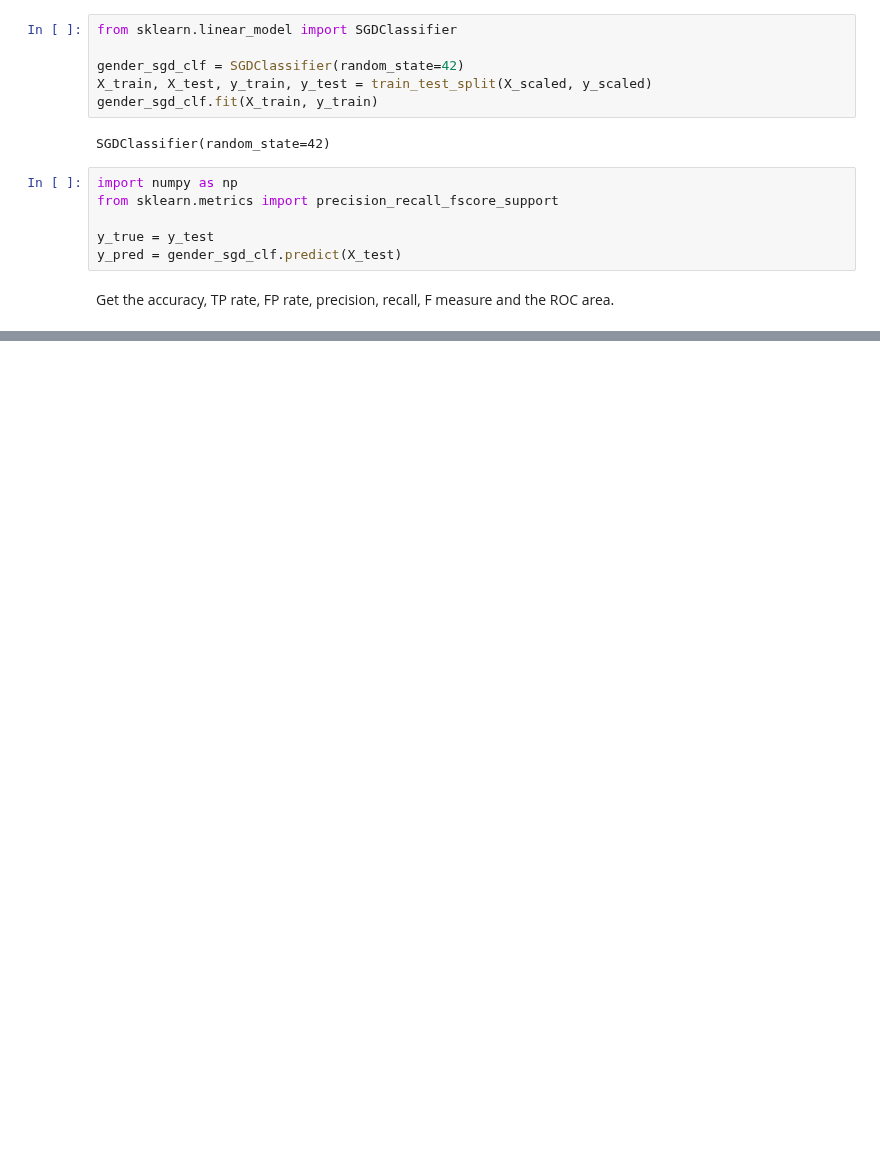
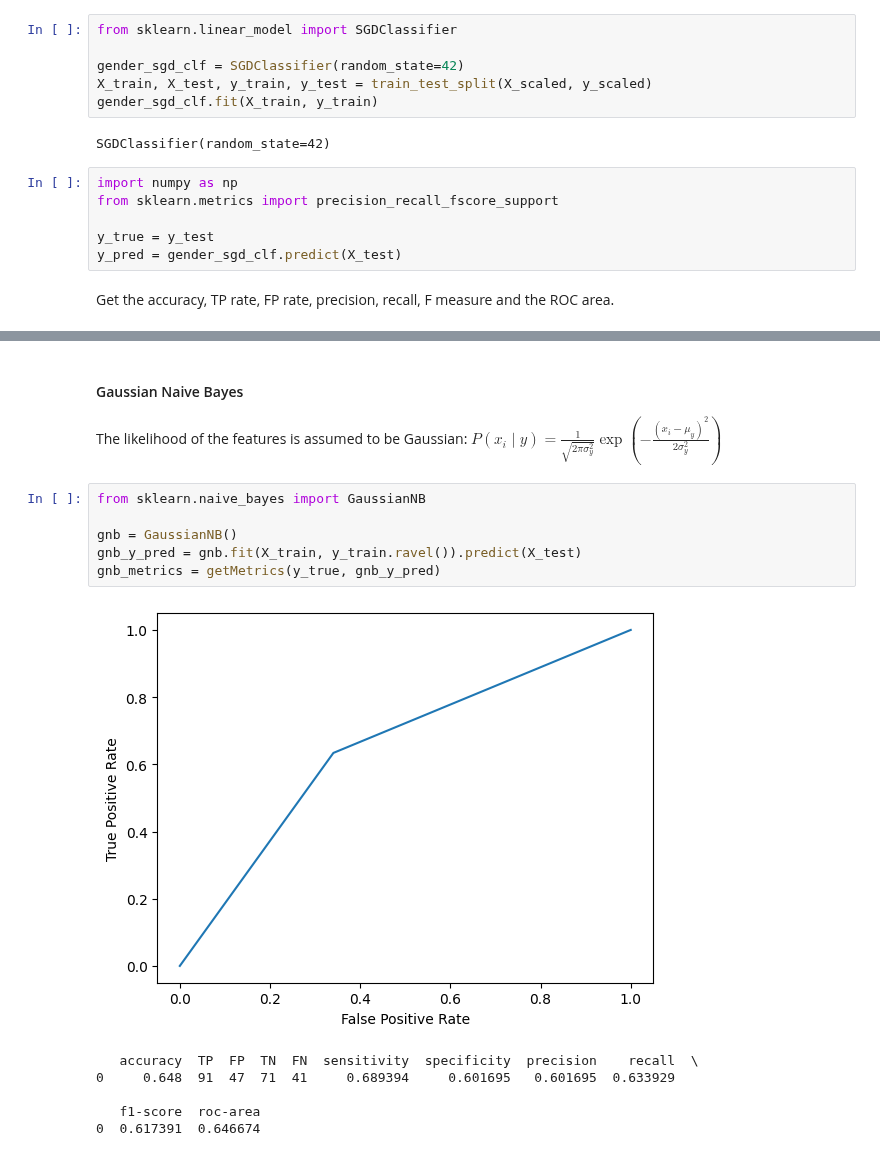
Before and after one commit to lascha212/F21DL, a Jupyter notebook: labs1-5.ipynb, the cells around one changed output, grey strips where cells are left out. Saved outputs shown, nothing was run; the diff lists cells and outputs as text; blank space fills up the shorter version.

```diff
--- a/labs1-5.ipynb
+++ b/labs1-5.ipynb
@@ -461,0 +512,16 @@ sns.heatmap(gender_confusion_matrix / np.sum(gender_confusion_matrix), annot=Tru
+# %% [markdown]
+#### Gaussian Naive Bayes
+The likelihood of the features is assumed to be Gaussian: $P(x_i \mid y) = \frac{1}{\sqrt{2\pi\sigma^2_y}} \exp\left(-\frac{(x_i - \mu_y)^2}{2\sigma^2_y}\right)$
+# %%
+from sklearn.naive_bayes import GaussianNB
+
+gnb = GaussianNB()
+gnb_y_pred = gnb.fit(X_train, y_train.ravel()).predict(X_test)
+gnb_metrics = getMetrics(y_true, gnb_y_pred)
+# %% [output]
+[figure, added]
+   accuracy  TP  FP  TN  FN  sensitivity  specificity  precision    recall  \
+0     0.648  91  47  71  41     0.689394     0.601695   0.601695  0.633929
+
+   f1-score  roc-area
+0  0.617391  0.646674
```
Also changed, not shown: parts of 23 cells of this notebook, 1 other file.
